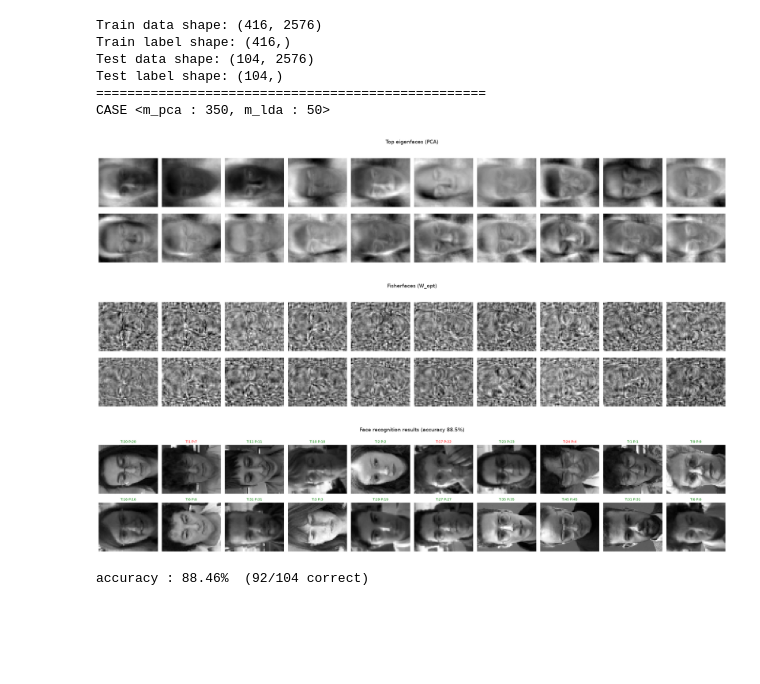
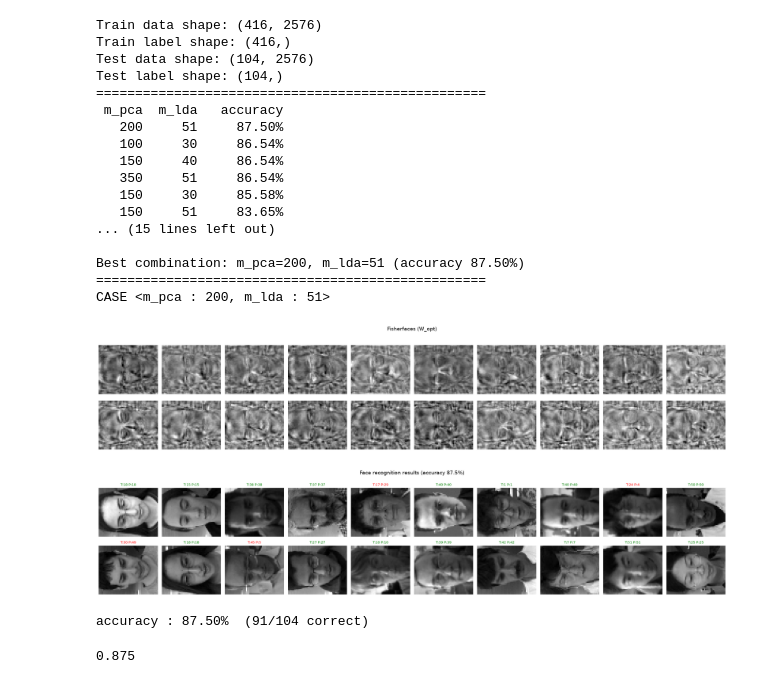
Before and after one commit to JHshin6688/Raster_Scanned_Face_Recognition, a Jupyter notebook: PCA_LDA.ipynb, the cells around one changed output. Drawn from its saved outputs; the diff is of its cells as text; code cells hidden in the pictures; blank space fills up the shorter version.

Commit message:
add grid search

```diff
--- a/PCA_LDA.ipynb
+++ b/PCA_LDA.ipynb
@@ -37,30 +37,24 @@ def show_gallery(vectors, shape=(46, 56), n_cols=10, max_images=20,
 # ---------------------------------------------------------
 # 1. PCA (eigenfaces)
 # ---------------------------------------------------------
-def pca(train_data, original=False, n_show=20):
+def pca(train_data, n_show=20, show=True):
     _, col = train_data.shape  # D, N
     average = train_data.mean(axis=1, keepdims=True)  # (D, 1)
     deviation = train_data - average  # (D, N)
 
-    if original:
-        covariance = (1 / col) * (deviation @ deviation.T)  # (D, D)
-        eigenvalue, eigenvector = np.linalg.eigh(covariance)
-        index = eigenvalue.argsort()[::-1]
-        eigenvalue = eigenvalue[index]
-        eigenvector = eigenvector[:, index]  # (D, D)
-    else:
-        covariance = (1 / col) * (deviation.T @ deviation)  # (N, N)
-        eigenvalue, small_eigenvector = np.linalg.eigh(covariance)
-        index = eigenvalue.argsort()[::-1]
-        eigenvalue = eigenvalue[index]
-        small_eigenvector = small_eigenvector[:, index]  # (N, N)
+    covariance = (1 / col) * (deviation.T @ deviation)  # (N, N)
+    eigenvalue, small_eigenvector = np.linalg.eigh(covariance)
+    index = eigenvalue.argsort()[::-1]
+    eigenvalue = eigenvalue[index]
+    small_eigenvector = small_eigenvector[:, index]  # (N, N)
 
-        eigenvector = deviation @ small_eigenvector  # (D, N), unnormalized
-        norm = np.linalg.norm(eigenvector, axis=0, keepdims=True)
-        norm[norm == 0] = 1
-        eigenvector = eigenvector / norm  # unit-norm eigenfaces
+    eigenvector = deviation @ small_eigenvector  # (D, N), unnormalized
+    norm = np.linalg.norm(eigenvector, axis=0, keepdims=True)
+    norm[norm == 0] = 1
+    eigenvector = eigenvector / norm  # unit-norm eigenfaces
 
-    show_gallery(eigenvector.T, max_images=n_show, suptitle="Top eigenfaces (PCA)")
+    if show:
+        show_gallery(eigenvector.T, max_images=n_show, suptitle="Top eigenfaces (PCA)")
 
     return eigenvalue, eigenvector
 # %%
@@ -177,36 +223,58 @@ label = data["l"].reshape(-1)  # (N,)
 classes = np.unique(label)
 train_images, test_images = [], []
 train_labels, test_labels = [], []
 
 for c in classes:
     idx = np.random.permutation(np.where(label == c)[0])
     n_train = int(0.8 * len(idx))
     train_images.append(image[:, idx[:n_train]].T)  # (n_train, D)
     test_images.append(image[:, idx[n_train:]].T)  # (n_test, D)
     train_labels.append(label[idx[:n_train]])
     test_labels.append(label[idx[n_train:]])
 
 train_data = np.concatenate(train_images, axis=0)  # (N_train, D)
 test_data = np.concatenate(test_images, axis=0)  # (N_test, D)
 train_label = np.concatenate(train_labels)  # (N_train,)
 test_label = np.concatenate(test_labels)  # (N_test,)
 
 print("Train data shape:", train_data.shape)
 print("Train label shape:", train_label.shape)
 print("Test data shape:", test_data.shape)
 print("Test label shape:", test_label.shape)
 
 print("=" * 50)
 
-PCA_LDA_classify(train_data, test_data, train_label, test_label, m_pca=350, m_lda=50)
+# grid search over PCA/LDA dimensionality to find the best combination
+m_pca_list = [50, 100, 150, 200, 250, 300, 350]
+m_lda_list = [30, 40, 51]
+
+best_m_pca, best_m_lda, best_accuracy = PCA_LDA_grid_search(
+    train_data, test_data, train_label, test_label, m_pca_list, m_lda_list
+)
+
+print("=" * 50)
+
+# re-run the best combination with the fisherface / result visualizations enabled
+PCA_LDA_classify(train_data, test_data, train_label, test_label, m_pca=best_m_pca, m_lda=best_m_lda)
 # %% [output]
 Train data shape: (416, 2576)
 Train label shape: (416,)
 Test data shape: (104, 2576)
 Test label shape: (104,)
 ==================================================
-CASE <m_pca : 350, m_lda : 50>
+ m_pca  m_lda   accuracy
+   200     51     87.50%
+   100     30     86.54%
+   150     40     86.54%
+   350     51     86.54%
+   150     30     85.58%
+   150     51     83.65%
+... (15 lines left out)
+
+Best combination: m_pca=200, m_lda=51 (accuracy 87.50%)
+==================================================
+CASE <m_pca : 200, m_lda : 51>
-[figure, old version]
+[figure, new version]
-[figure, old version]
+[figure, new version]
-[figure, removed]
-accuracy : 88.46%  (92/104 correct)
+accuracy : 87.50%  (91/104 correct)
+0.875
```
Also changed, not shown: parts of 3 cells of this notebook, 1 other file.
